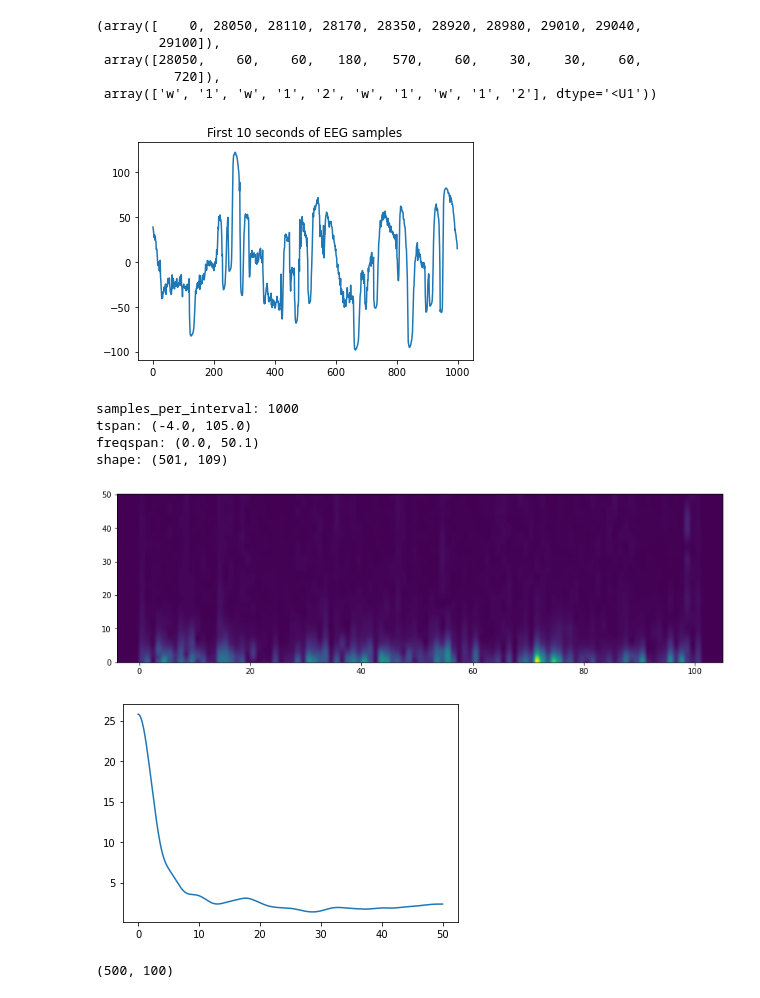
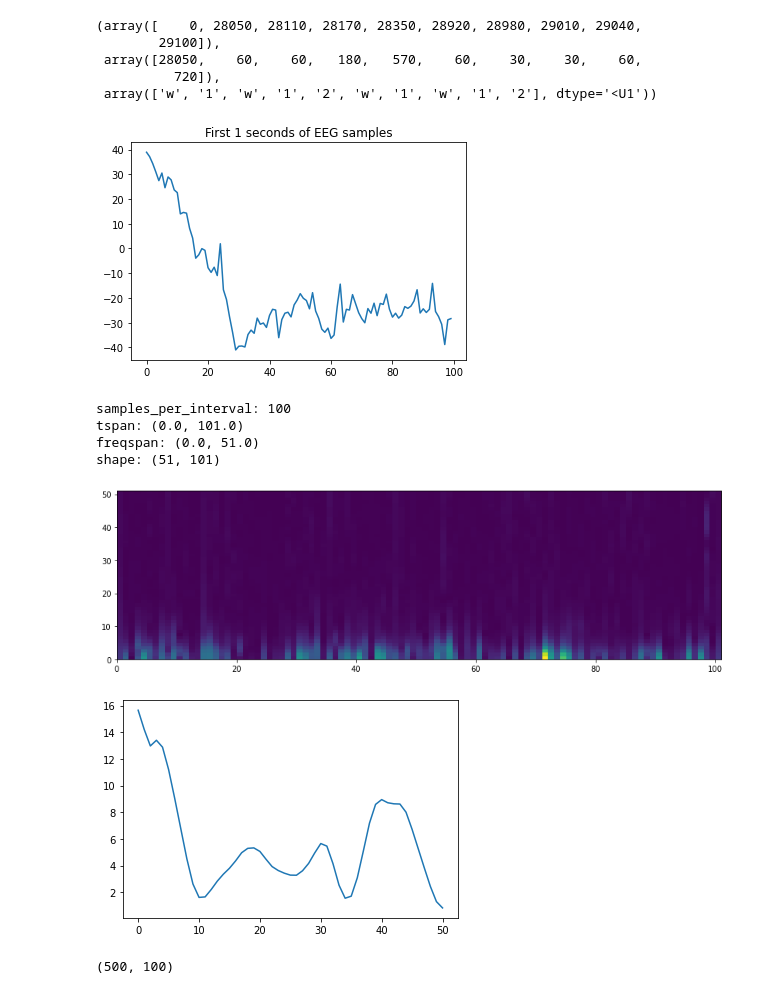
Before and after one commit to btrendler/v3_project_winter, a Jupyter notebook: nathan-modeling.ipynb, the cells around one changed output. Saved outputs shown, nothing was run; the diff lists cells and outputs as text; code cells hidden in the pictures.

```diff
--- a/nathan-modeling.ipynb
+++ b/nathan-modeling.ipynb
@@ -110,7 +110,7 @@ timestamps[:10], durations[:10], stages[:10]
  array(['w', '1', 'w', '1', '2', 'w', '1', 'w', '1', '2'], dtype='<U1'))
 # %%
 # Fourier on windows of data of this length
-SECONDS = 10
+SECONDS = 1
 
 info = shs['EEG Fpz-Cz']
 data = signals[info['idx']][:10000]
@@ -123,41 +123,41 @@ plt.show()
 # The total number of samples
 n = len(data)
 
 # The number of samples per segment of SECONDS length
 k = samples_per_interval = int(freq * SECONDS)
 
 print('samples_per_interval:', k)
 
 hop = 100
 
 # window = boxcar(k)
 # window = gaussian(k, 1)
 window = exponential(k, tau=6)
 SFT = ShortTimeFFT(window, hop, freq, scale_to='magnitude')
 sft = SFT.stft(data)
 
 extent = SFT.extent(n)
 tspan, freqspan = extent[:2], extent[2:]
 
 print('tspan:', tspan)
 print('freqspan:', freqspan)
 print('shape:', sft.shape)
 
 fig, ax = plt.subplots(figsize=(14, 4))
 
 ax.imshow(abs(sft), aspect='auto', origin='lower', cmap='viridis', extent=extent)
 plt.show()
 
-plt.plot(SFT.f, abs(sft[:, 50]))
+plt.plot(SFT.f, abs(sft[:, 98]))
 plt.show()
 # %% [output]
-[figure, old version]
+[figure, new version]
-samples_per_interval: 1000
-tspan: (-4.0, 105.0)
-freqspan: (0.0, 50.1)
-shape: (501, 109)
+samples_per_interval: 100
+tspan: (0.0, 101.0)
+freqspan: (0.0, 51.0)
+shape: (51, 101)
-[figure, old version]
+[figure, new version]
-[figure, old version]
+[figure, new version]
 # %%
 fig, ax = plt.subplots(1, 1, figsize=(12, 4))
 
```
Also changed, not shown: parts of 2 cells of this notebook, 7 other files.
